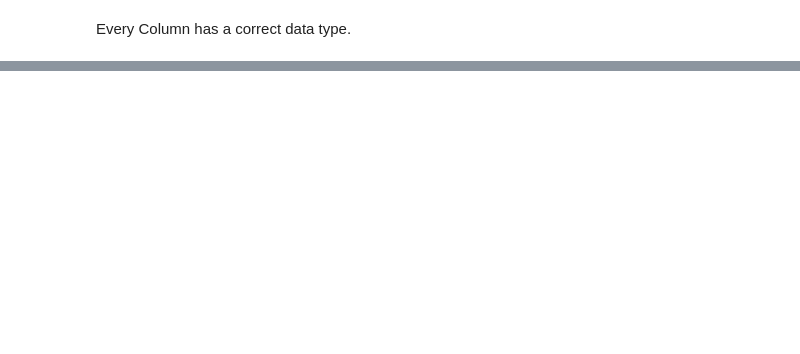
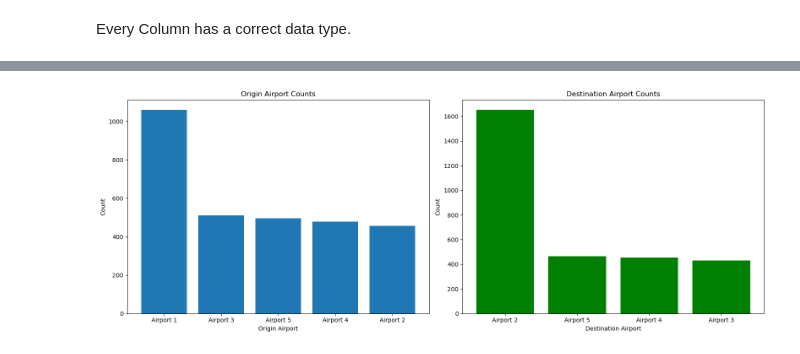
Before and after one commit to Goitsimodimo/Flight-cancellation-prediction-model, a Jupyter notebook: Flight-Cancellation-Prediction-Model-for-Flyzy.ipynb, the cells around one changed output, grey strips where cells are left out. Cells and saved outputs as stored; diff of their text form; code cells hidden in the pictures; blank space fills up the shorter version.

```diff
--- a/Flight-Cancellation-Prediction-Model-for-Flyzy.ipynb
+++ b/Flight-Cancellation-Prediction-Model-for-Flyzy.ipynb
@@ -141,0 +188,25 @@ Every Column has a correct data type.
+# %%
+destination_counts = df['Destination_Airport'].value_counts()
+origin_counts = df['Origin_Airport'].value_counts()
+
+# Create a figure with subplots
+fig, axes = plt.subplots(1, 2, figsize=(16, 6))
+
+# Plot Origin Airport counts
+axes[0].bar(origin_counts.index, origin_counts.values)
+axes[0].set_title('Origin Airport Counts')
+axes[0].set_xlabel('Origin Airport')
+axes[0].set_ylabel('Count')
+axes[0].tick_params(axis='x', rotation=0)
+
+# Plot Destination Airport counts
+axes[1].bar(destination_counts.index, destination_counts.values, color='green')
+axes[1].set_title('Destination Airport Counts')
+axes[1].set_xlabel('Destination Airport')
+axes[1].set_ylabel('Count')
+axes[1].tick_params(axis='x', rotation=0)
+
+plt.tight_layout()
+plt.show()
+# %% [output]
+[figure, added]
```
Also changed, not shown: parts of 17 cells of this notebook.
